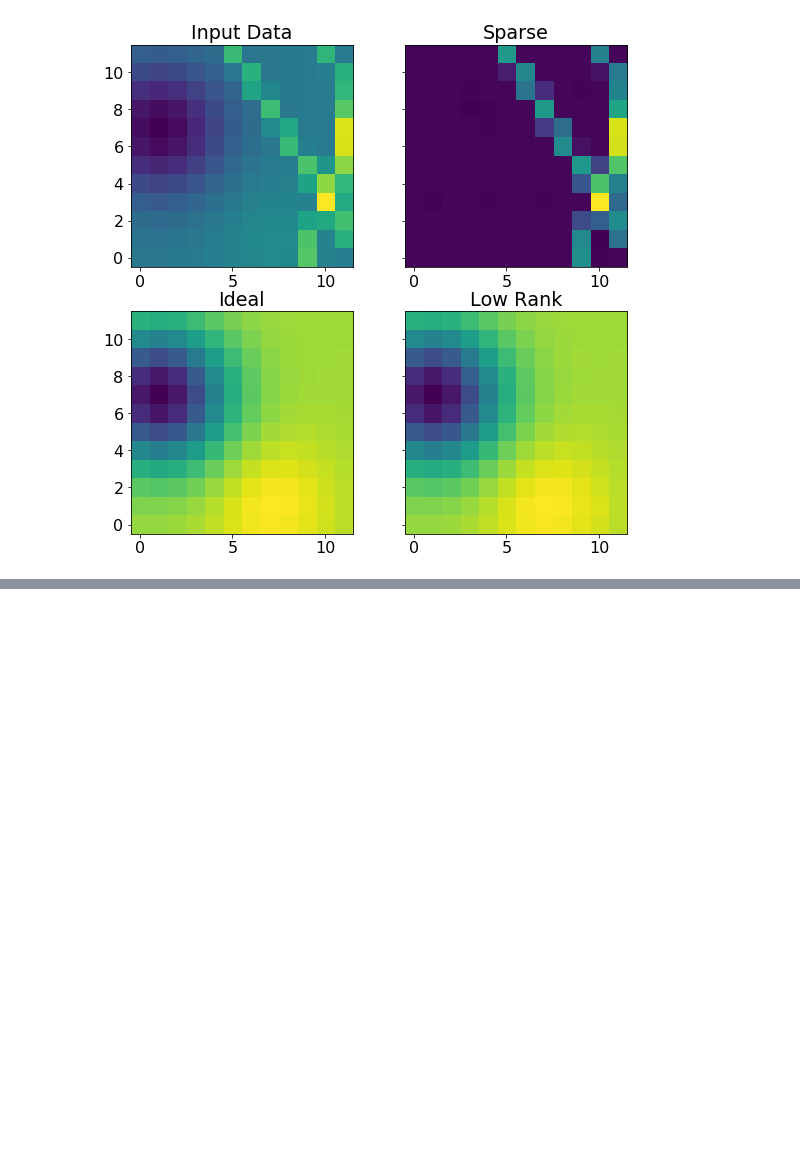
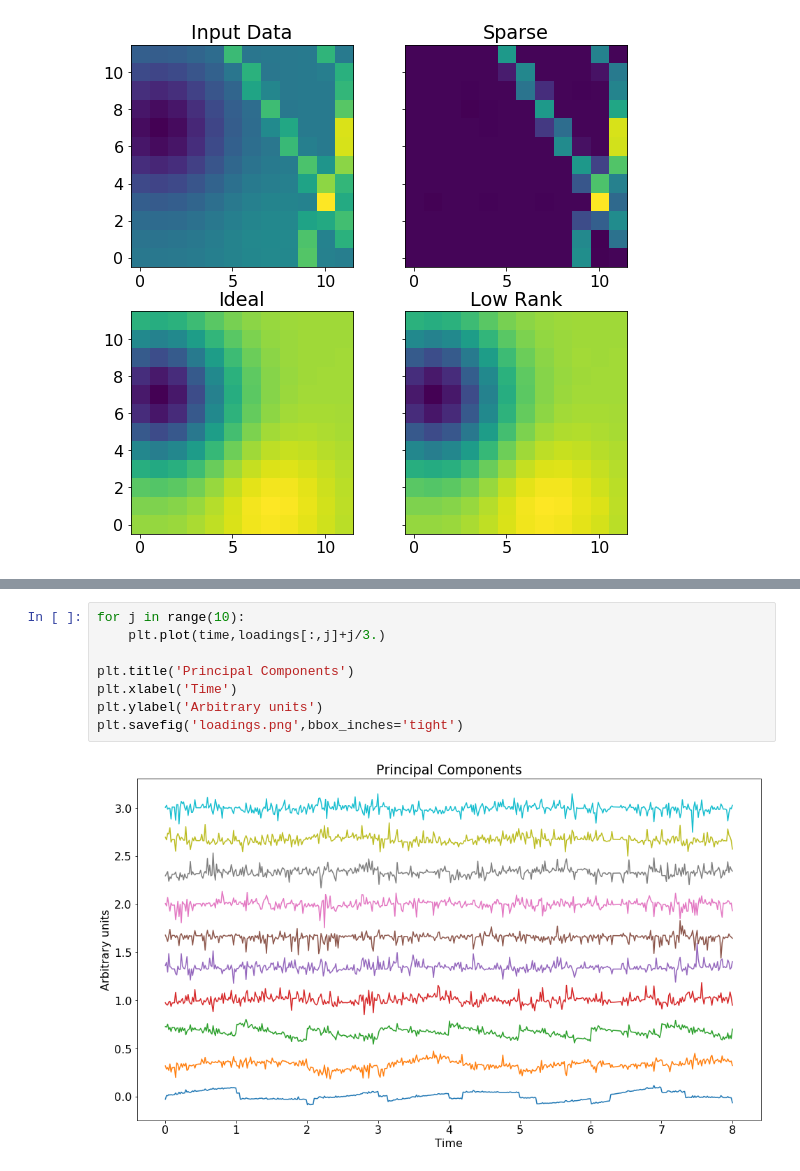
Before and after one commit to benjaminpope/cosmicpca, a Jupyter notebook: notebooks/tess_cosmics.ipynb, the cells around one changed output, grey strips where cells are left out. Cells and saved outputs as stored; diff of their text form; blank space fills up the shorter version.

```diff
--- a/notebooks/tess_cosmics.ipynb
+++ b/notebooks/tess_cosmics.ipynb
@@ -246,0 +262,10 @@ Wall time: 1min 31s
+# %%
+for j in range(10):
+    plt.plot(time,loadings[:,j]+j/3.)
+
+plt.title('Principal Components')
+plt.xlabel('Time')
+plt.ylabel('Arbitrary units')
+plt.savefig('loadings.png',bbox_inches='tight')
+# %% [output]
+[figure, added]
```
Also changed, not shown: parts of 3 cells of this notebook, 1 other file.
